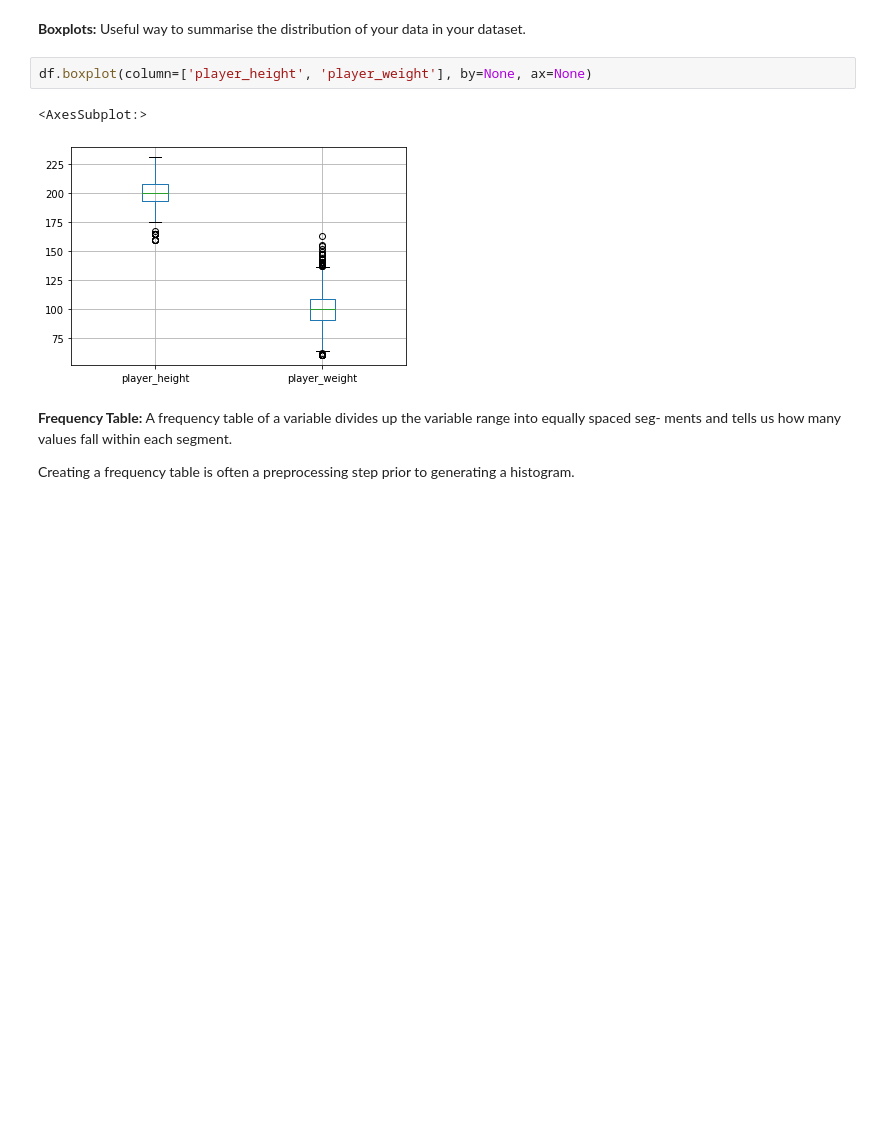
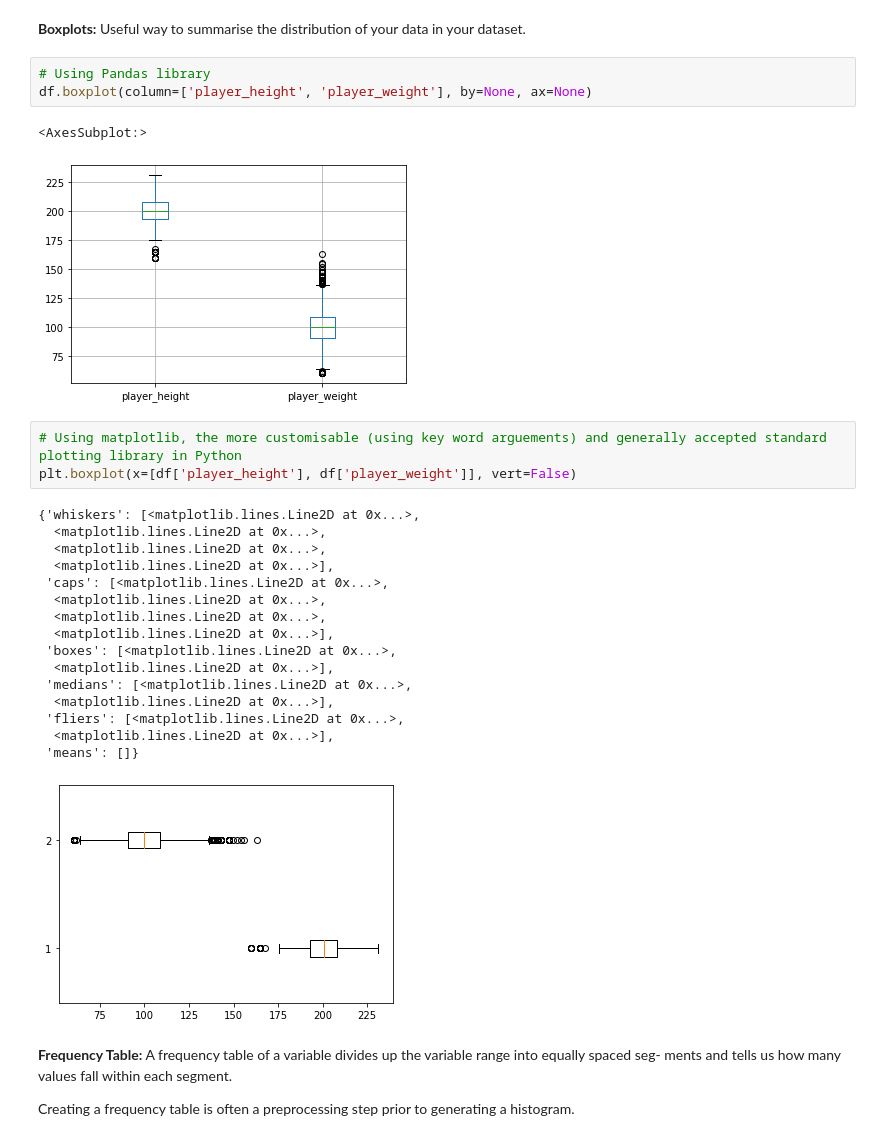
Before and after one commit to willosullivan/Practical-Statistics-for-Data-Science, a Jupyter notebook: chapter-1-exploratory-data-analysis.ipynb, the cells around one changed output. Cells and saved outputs as stored; diff of their text form; blank space fills up the shorter version.

```diff
--- a/chapter-1-exploratory-data-analysis.ipynb
+++ b/chapter-1-exploratory-data-analysis.ipynb
@@ -312,10 +312,31 @@ array([4.7, 1.8])
 # %% [markdown]
 **Boxplots:** Useful way to summarise the distribution of your data in your dataset.
 # %%
+# Using Pandas library
 df.boxplot(column=['player_height', 'player_weight'], by=None, ax=None)
 # %% [output]
 <AxesSubplot:>
 [figure]
+# %%
+# Using matplotlib, the more customisable (using key word arguements) and generally accepted standard plotting library in Python
+plt.boxplot(x=[df['player_height'], df['player_weight']], vert=False)
+# %% [output]
+{'whiskers': [<matplotlib.lines.Line2D at 0x...>,
+  <matplotlib.lines.Line2D at 0x...>,
+  <matplotlib.lines.Line2D at 0x...>,
+  <matplotlib.lines.Line2D at 0x...>],
+ 'caps': [<matplotlib.lines.Line2D at 0x...>,
+  <matplotlib.lines.Line2D at 0x...>,
+  <matplotlib.lines.Line2D at 0x...>,
+  <matplotlib.lines.Line2D at 0x...>],
+ 'boxes': [<matplotlib.lines.Line2D at 0x...>,
+  <matplotlib.lines.Line2D at 0x...>],
+ 'medians': [<matplotlib.lines.Line2D at 0x...>,
+  <matplotlib.lines.Line2D at 0x...>],
+ 'fliers': [<matplotlib.lines.Line2D at 0x...>,
+  <matplotlib.lines.Line2D at 0x...>],
+ 'means': []}
+[figure, added]
 # %% [markdown]
 **Frequency Table:** A frequency table of a variable divides up the variable range into equally spaced seg‐
 ments and tells us how many values fall within each segment.
```
Also changed, not shown: parts of 14 cells of this notebook.
